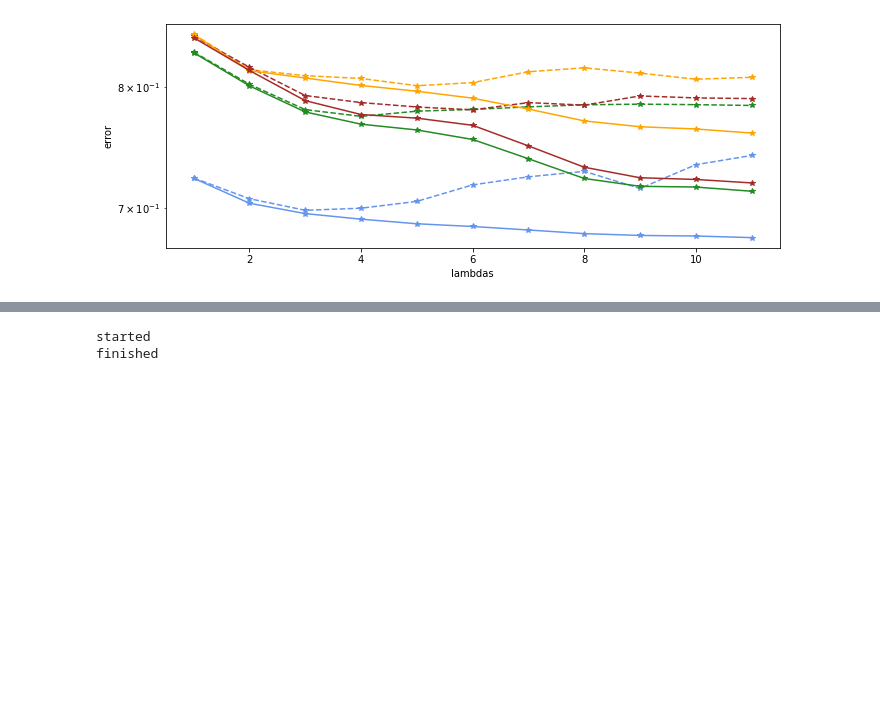
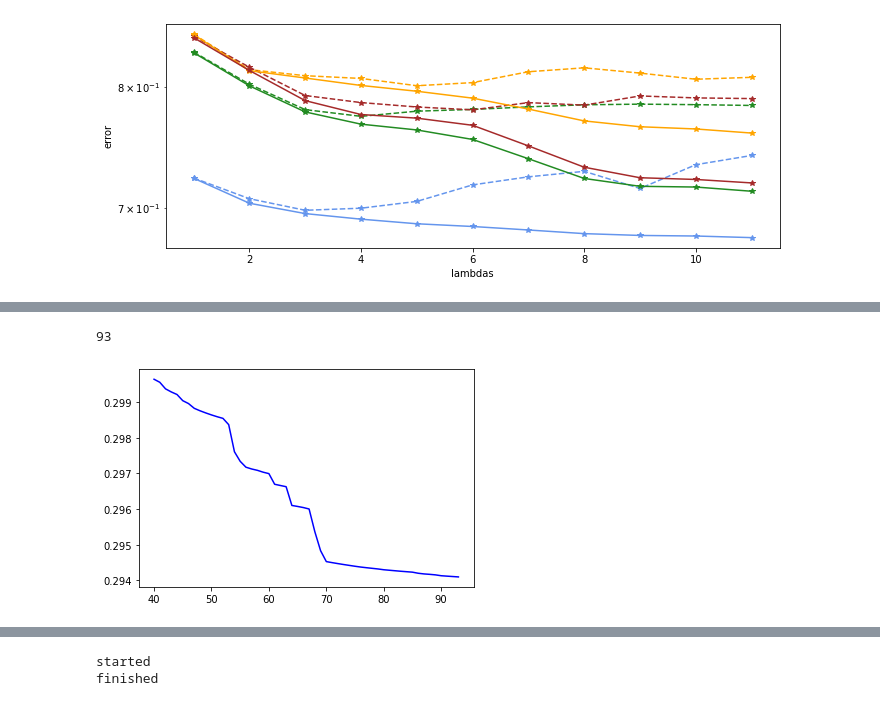
Before and after one commit to madtoinou/CS-433_HBozonClass, a Jupyter notebook: scripts/project1.ipynb, the cells around one changed output, grey strips where cells are left out. Cells and saved outputs as stored; diff of their text form; code cells hidden in the pictures; blank space fills up the shorter version.

```diff
--- a/scripts/project1.ipynb
+++ b/scripts/project1.ipynb
@@ -712,0 +702,8 @@ for gamma in gammas:
+# %%
+#plt.plot([x for x in range(len(losses_0))][40:], losses_0[40:], "r")
+#plt.plot([x for x in range(len(losses_1))][40:], losses_1[40:], "g")
+#plt.plot([x for x in range(len(losses_2))][40:], losses_2[40:], "b")
+np.argmin(losses_2)
+# %% [output]
+93
+[figure, added]
```
Also changed, not shown: parts of 15 cells of this notebook, 3 other files.
